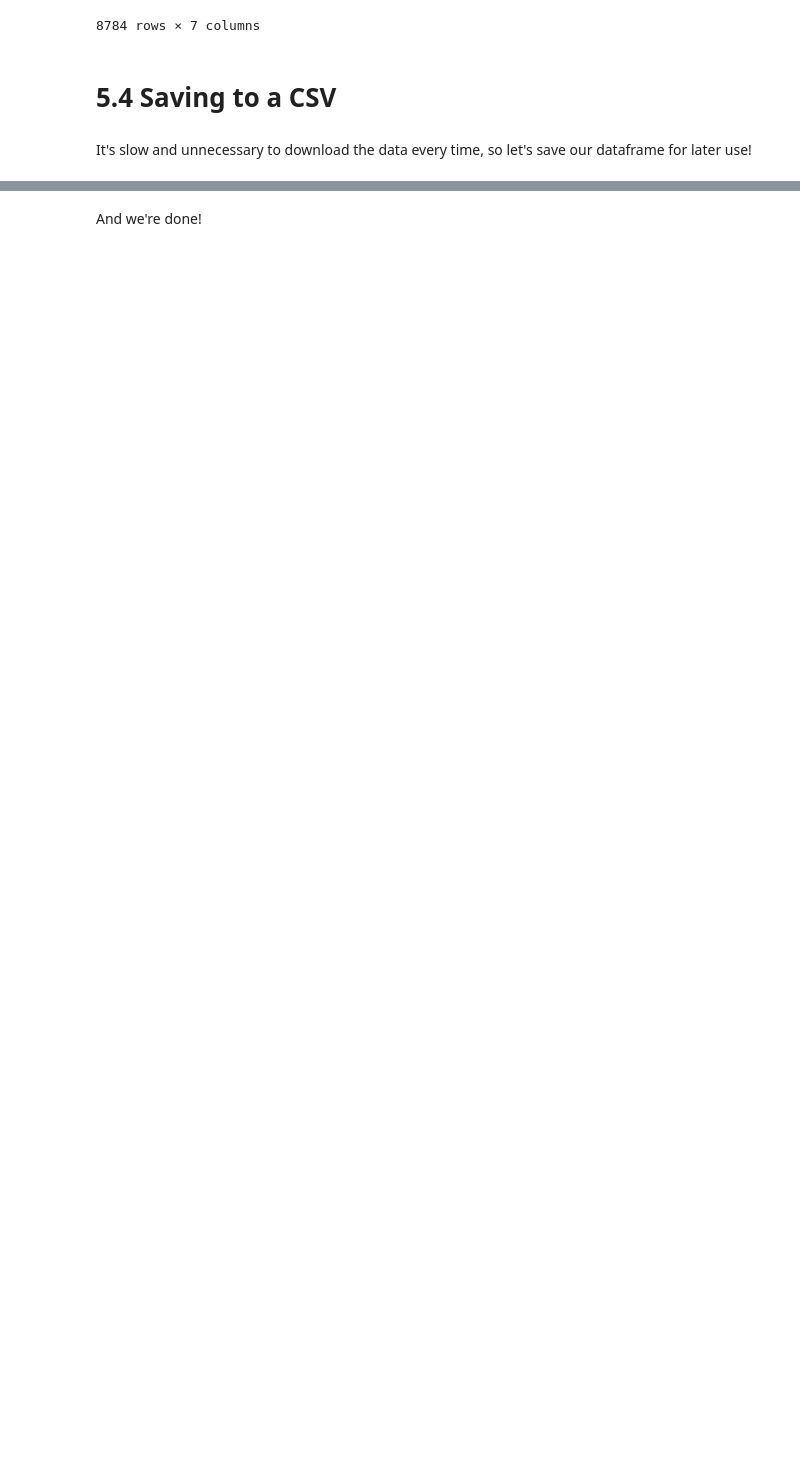
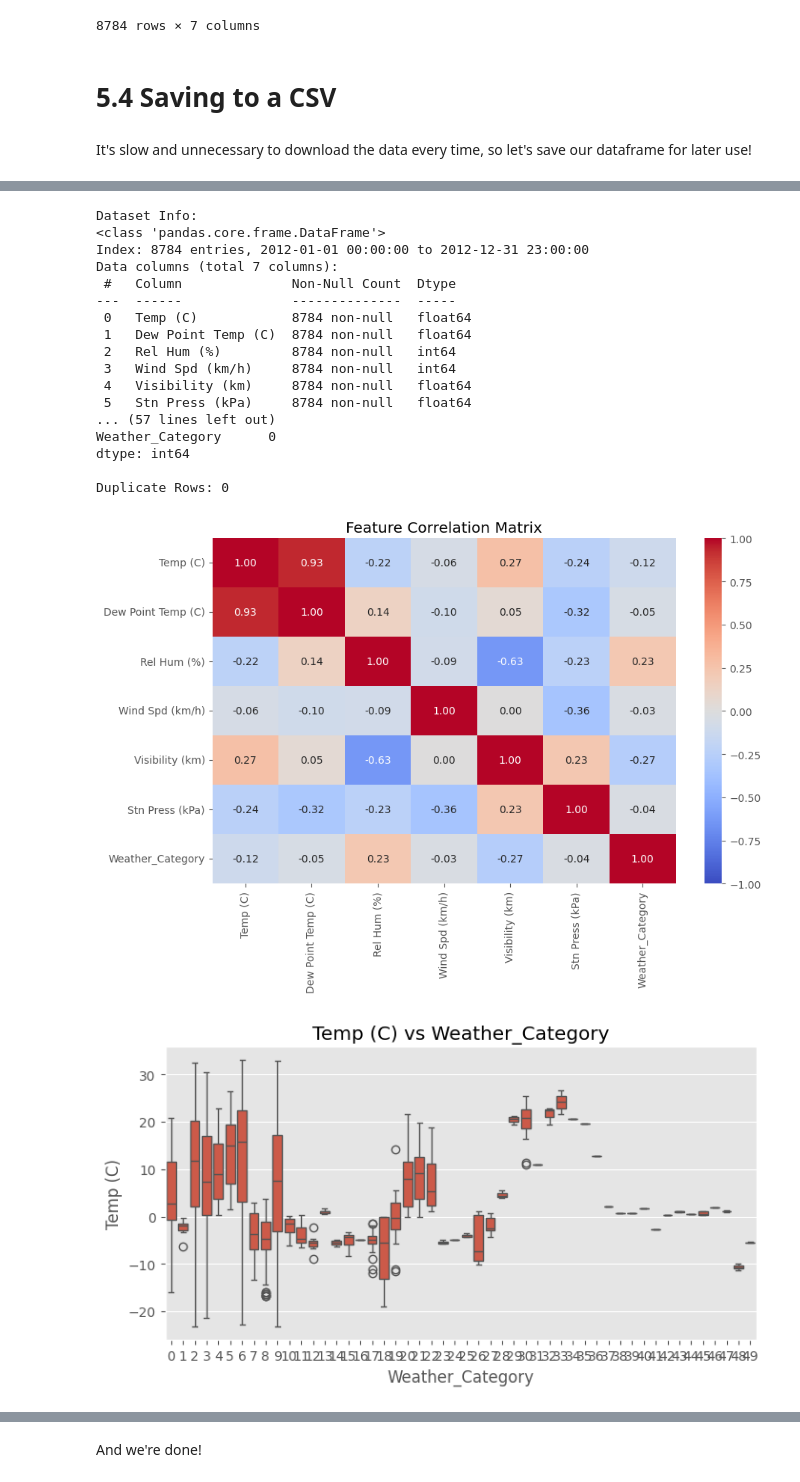
Before and after one commit to gatola/randomscripts, a Jupyter notebook: cookbook/Chapter 5 - Combining dataframes and scraping Canadian weather data.ipynb, the cells around one changed output, grey strips where cells are left out. Cells and saved outputs as stored; diff of their text form; code cells hidden in the pictures; blank space fills up the shorter version.

```diff
--- a/cookbook/Chapter 5 - Combining dataframes and scraping Canadian weather data.ipynb
+++ b/cookbook/Chapter 5 - Combining dataframes and scraping Canadian weather data.ipynb
@@ -215,0 +231,11 @@ weather_2012.to_csv('../data/weather_2012.csv')
+# %%
+# prompt: in the weather_2012_final df, add a categorical numerical value that maps to the Weather column, associating each different Weather with an integer.
+
+weather_categories = weather_2012_final['Weather'].unique()
+weather_mapping = {weather: i for i, weather in enumerate(weather_categories)}
+weather_2012_final['Weather_Category'] = weather_2012_final['Weather'].map(weather_mapping)
+# %%
+# prompt: create another df only with the df["Temp (C)", "Visibility (km), Weather_Category"] columns of weather_2012_final
+
+new_df = weather_2012_final[["Temp (C)",	"Dew Point Temp (C)",	"Rel Hum (%)",	"Wind Spd (km/h)",	"Visibility (km)",	"Stn Press (kPa)", "Weather_Category"]]
+(new_df.head())
@@ -220,8 +254,7 @@ import matplotlib.pyplot as plt
 from sklearn.ensemble import RandomForestRegressor
 
 # Load dataset from GitHub
-bikes_path = "https://github.com/jvns/pandas-cookbook/raw/69d3389e4d9fee6dcf8e59e4c91397e81da79163/cookbook/data/bikes.csv"
-df = pd.read_csv(bikes_path, encoding='ISO-8859-1')
+df = new_df
 
 # 1. Basic Data Exploration
 print("Dataset Info:")
@@ -243,7 +276,7 @@ plt.title("Feature Correlation Matrix")
 plt.show()
 
 # 4. Feature-Label Relationships
-label_column = "your_label_column"  # Change to your actual label column
+label_column = "Weather_Category"  # Change to your actual label column
 
 # Boxplots for numerical features
 for col in df.select_dtypes(include=['number']).columns:
@@ -253,30 +286,50 @@ for col in df.select_dtypes(include=['number']).columns:
         plt.title(f"{col} vs {label_column}")
         plt.show()
 
 # Categorical feature distribution
 for col in df.select_dtypes(include=['object', 'category']).columns:
     print(f"\nValue Counts for {col}:")
     print(df[col].value_counts(normalize=True) * 100)
 
 # 5. Outlier Detection
 plt.figure(figsize=(12, 6))
 df.boxplot()
 plt.xticks(rotation=90)
 plt.title("Feature Outliers")
 plt.show()
 
 # 6. Feature Importance Analysis
 X = df.drop(columns=[label_column])  # Feature set
 y = df[label_column]  # Target
 
 model = RandomForestRegressor()
 model.fit(X, y)
 
 importances = pd.Series(model.feature_importances_, index=X.columns)
 importances.sort_values().plot(kind="barh", figsize=(8, 6))
 plt.title("Feature Importance")
 plt.show()
 
 # 7. Pairwise Feature Analysis
 sns.pairplot(df.sample(min(500, len(df))), diag_kind="kde")  # Reduce sample size for performance
 plt.show()
+# %% [output]
+Dataset Info:
+<class 'pandas.core.frame.DataFrame'>
+Index: 8784 entries, 2012-01-01 00:00:00 to 2012-12-31 23:00:00
+Data columns (total 7 columns):
+ #   Column              Non-Null Count  Dtype
+---  ------              --------------  -----
+ 0   Temp (C)            8784 non-null   float64
+ 1   Dew Point Temp (C)  8784 non-null   float64
+ 2   Rel Hum (%)         8784 non-null   int64
+ 3   Wind Spd (km/h)     8784 non-null   int64
+ 4   Visibility (km)     8784 non-null   float64
+ 5   Stn Press (kPa)     8784 non-null   float64
+... (57 lines left out)
+Weather_Category      0
+dtype: int64
+
+Duplicate Rows: 0
+[figure, added]
+[figure, added]
```
Also changed, not shown: parts of 16 cells of this notebook.
